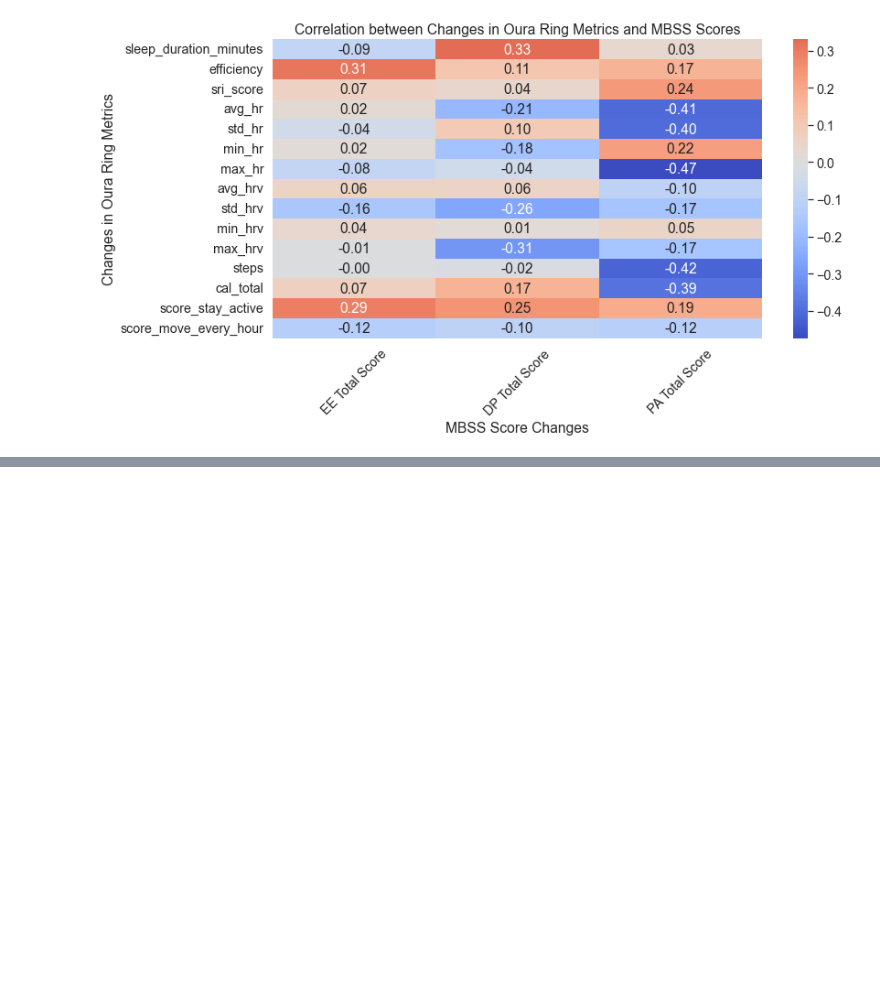
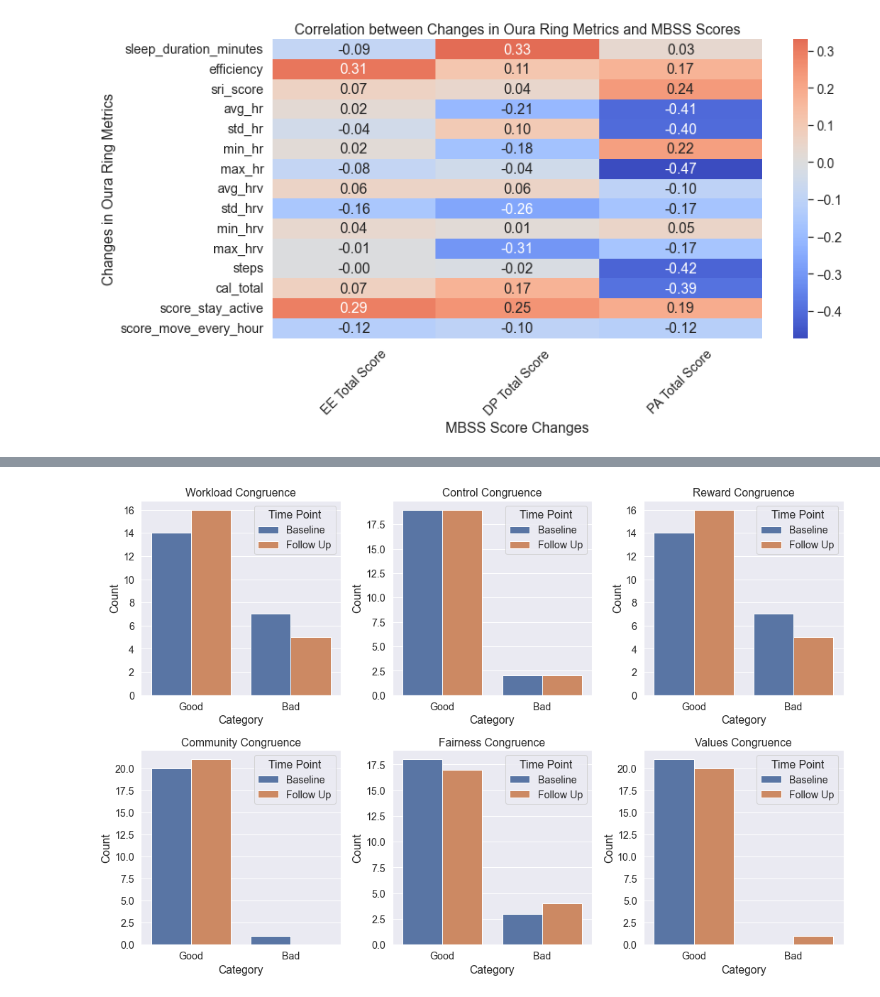
Before and after one commit to comp-well-org/Oura_ring_burnout, a Jupyter notebook: feat_mbss_analysis.ipynb, the cells around one changed output, grey strips where cells are left out. Cells and saved outputs as stored; diff of their text form; code cells hidden in the pictures; blank space fills up the shorter version.

```diff
--- a/feat_mbss_analysis.ipynb
+++ b/feat_mbss_analysis.ipynb
@@ -212,0 +407,50 @@ trends_df
+# %%
+# Load the AWS data
+gad_data = pd.read_csv('../Studies/aws_scores.csv')
+
+# Convert all subscale scores to numeric values, assuming they are currently strings
+
+# Define "Good" and "Bad" thresholds for AWS
+aws_thresholds = {
+    'subscale': 3.00  # Threshold for congruence in each sub-scale
+}
+
+# Process data to categorize based on thresholds
+def categorize_aws(row, thresholds):
+    categories = {}
+    for col in ["Workload", "Control", "Reward", "Community", "Fairness", "Values"]:
+        # Each sub-scale is evaluated for congruence
+        categories[col + "_cate"] = 'Good' if row[col] >= thresholds['subscale'] else 'Bad'
+    return pd.Series(categories)
+
+# Count the occurrences of each ID to find those with less than 2 entries (meaning they don't have both surveys)
+participant_counts = aws_data.dropna(subset=["Workload", "Control", "Reward", "Community", "Fairness", "Values"])['ID'].value_counts()
+
+# Filter out participants with less than 2 entries
+participants_with_followup = participant_counts[participant_counts == 2].index
+
+# Now filter the mbss_data to only include these participants
+aws_data = aws_data[aws_data['ID'].isin(participants_with_followup)]
+
+# Filter out participants with less than 2 entries
+participant_counts_aws = aws_data['ID'].value_counts()
+participants_with_followup_aws = participant_counts_aws[participant_counts_aws == 2].index
+aws_data_filtered = aws_data[aws_data['ID'].isin(participants_with_followup_aws)]
+
+# Apply categorization to AWS data
+aws_data_filtered = aws_data_filtered.join(aws_data_filtered.apply(lambda row: categorize_aws(row, aws_thresholds), axis=1))
+
+# Visualize the distribution of "Good" and "Bad" categories for AWS subscales
+aws_subscale_columns = ["Workload", "Control", "Reward", "Community", "Fairness", "Values"]
+
+plt.figure(figsize=(15, 10))
+for i, subscale in enumerate(aws_subscale_columns, start=1):
+    plt.subplot(2, 3, i)
+    sns.countplot(data=aws_data_filtered, x=subscale + "_cate", order=['Good', 'Bad'], hue='Time Point')
+    plt.title(f'{subscale} Congruence')
+    plt.ylabel('Count')
+    plt.xlabel('Category')
+plt.tight_layout()
+plt.show()
+# %% [output]
+[figure, added]
```
Also changed, not shown: parts of 11 cells of this notebook.
